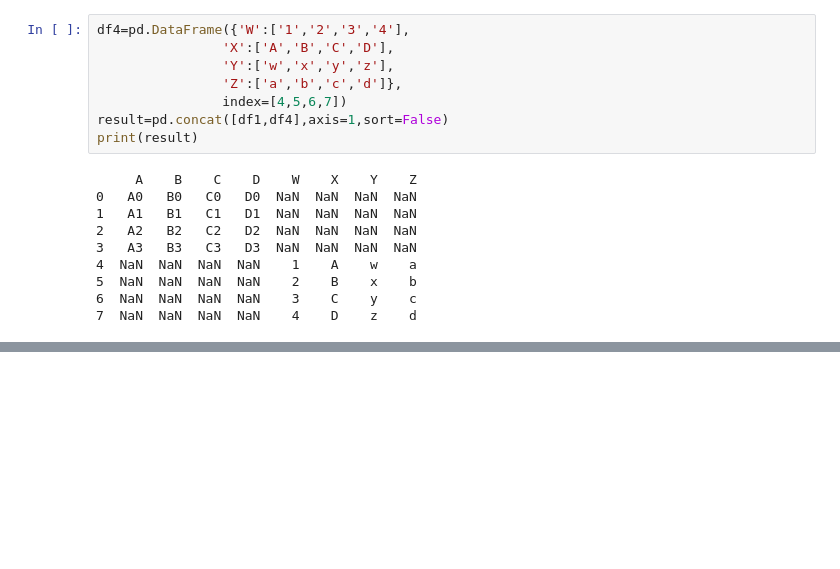
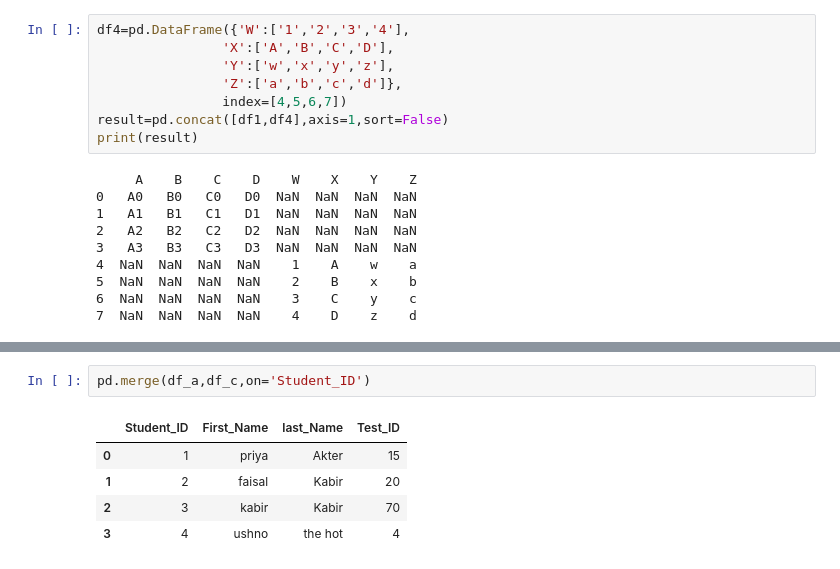
Before and after one commit to priyakter/Python, a Jupyter notebook: pandas.ipynb, the cells around one changed output, grey strips where cells are left out. Saved outputs shown, nothing was run; the diff lists cells and outputs as text; blank space fills up the shorter version.

```diff
--- a/pandas.ipynb
+++ b/pandas.ipynb
@@ -81,0 +130,8 @@ print(result)
+# %%
+pd.merge(df_a,df_c,on='Student_ID')
+# %% [output]
+|  | Student_ID | First_Name | last_Name | Test_ID |
+| 0 | 1 | priya | Akter | 15 |
+| 1 | 2 | faisal | Kabir | 20 |
+| 2 | 3 | kabir | Kabir | 70 |
+| 3 | 4 | ushno | the hot | 4 |
```
Also changed, not shown: parts of 6 cells of this notebook.
